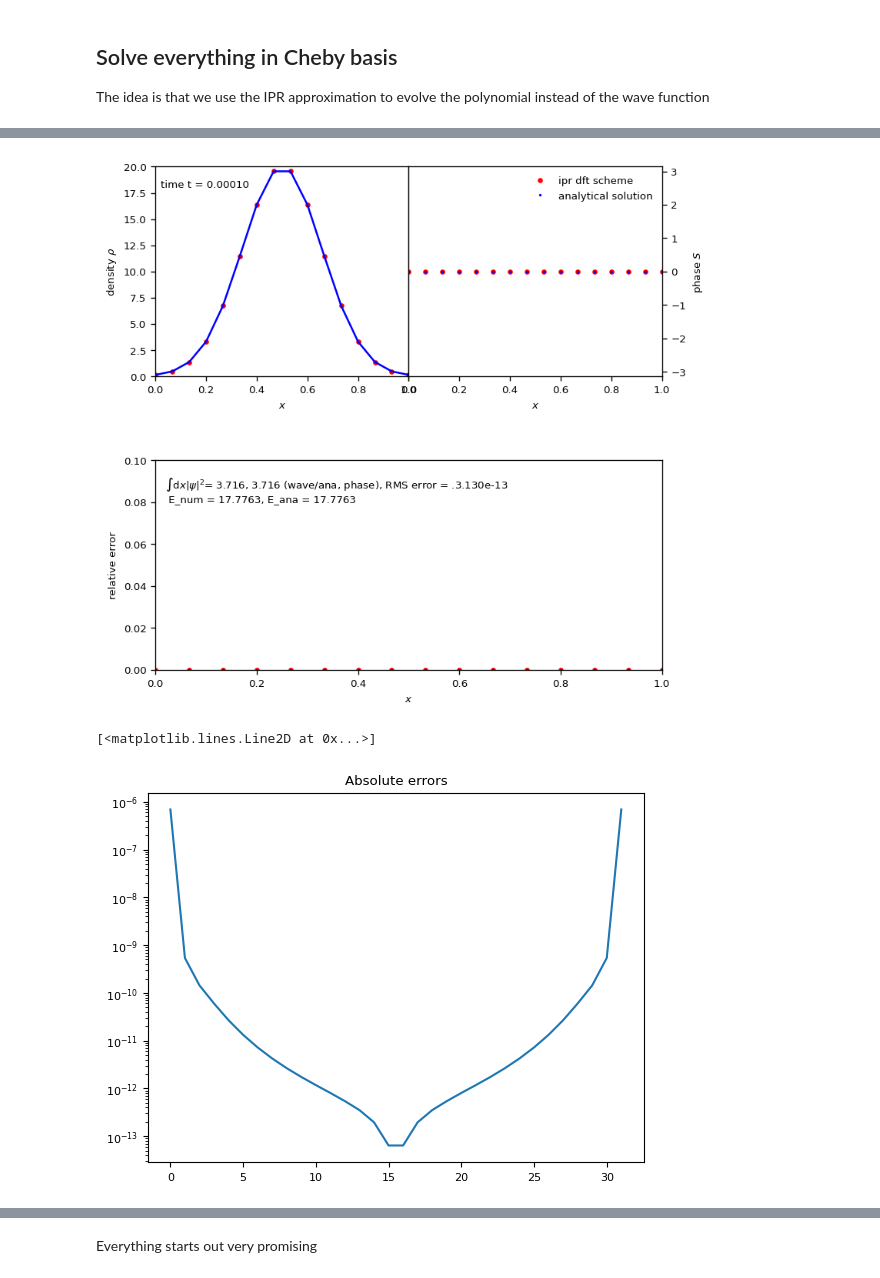
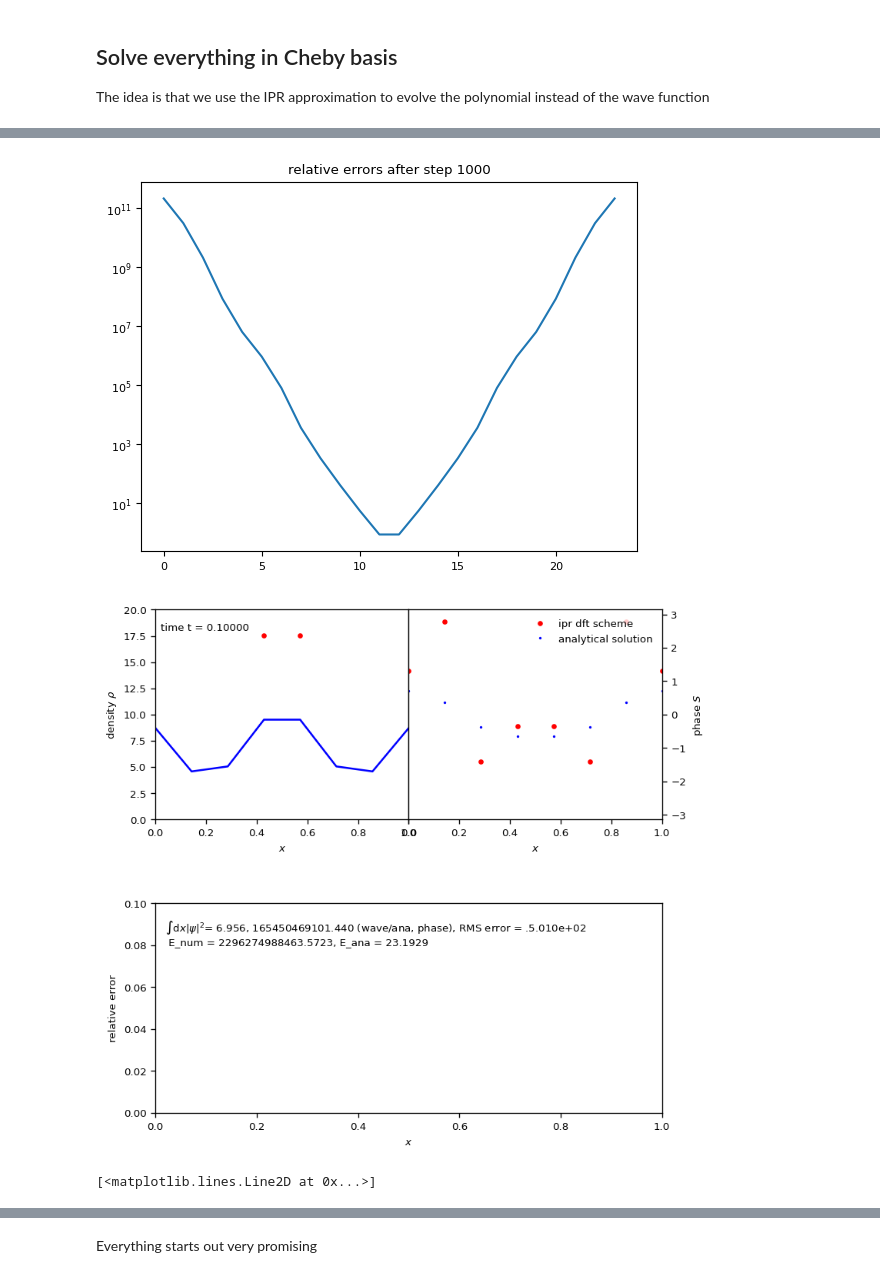
Before and after one commit to KunkelAlexander/fdm-hybrid-scheme, a Jupyter notebook: demonstration/SchrödingerIPR.ipynb, the cells around one changed output, grey strips where cells are left out. Drawn from its saved outputs; the diff is of its cells as text; code cells hidden in the pictures.

```diff
--- a/demonstration/SchrödingerIPR.ipynb
+++ b/demonstration/SchrödingerIPR.ipynb
@@ -416,7 +416,7 @@ def periodic1DGaussian(x, dx, t, m = 1, hbar = 1,  x0=.5, alpha= 1/20, eps=0, L=
 c = config.generateConfig()
 c["t0"]                         = 0.0
 c["tEnd"]                       = 2
-c["resolution"]                 = 32
+c["resolution"]                 =
 c["boundarySize"]               = 8
 c["useBC"]                      = True
 c["domainSize"]                 = [0, 1]
@@ -590,6 +590,7 @@ class SubregionScheme(Scheme):
 def periodic1DGaussian(x, dx, t, m = 1, hbar = 1,  x0=5, alpha= 1/20, eps=0, L=1, N=100):
     psi = eps + 0j
     N = 40
+    L = 1 + dx
     for i in range(-N, N + 1):
         psi += generate1DGaussian(x0, x + L * i, t, m, hbar, alpha)
     return psi
@@ -646,7 +647,7 @@ class IPRReconstruction:
     def poly(self, N):
         return scipy.special.chebyt(N)
 
-    def reconstructPolynomial(self, g):
+    def reconstruct(self, g):
         f = np.poly1d([])
 
         for l, coeff in enumerate(g):
@@ -727,7 +780,7 @@ class IPRChebyScheme(Scheme):
         self.lam     = 1
         self.ipr     = IPRReconstruction(self.grid[0], self.lam)
         self.counter = 0
-        self.freq    = 20
+        self.freq    = 1e3
 
 
     def getk(self, x):
@@ -741,9 +794,9 @@ class IPRChebyScheme(Scheme):
     def step(self, dt):
         if self.useBC:
             self.setBoundaryConditions(self.psi, self.t)
-        else:
-            self.psi[ :self.ghostBoundarySize] = np.roll(self.psi, 2*self.ghostBoundarySize)[:self.ghostBoundarySize]
-            self.psi[-self.ghostBoundarySize:] = np.roll(self.psi,-2*self.ghostBoundarySize)[-self.ghostBoundarySize:]
+        #else:
+        #    self.psi[ :self.ghostBoundarySize] = np.roll(self.psi, 2*self.ghostBoundarySize)[:self.ghostBoundarySize]
+        #    self.psi[-self.ghostBoundarySize:] = np.roll(self.psi,-2*self.ghostBoundarySize)[-self.ghostBoundarySize:]
 
         if 0:
             plt.title("relative errors after BC")
@@ -765,7 +818,7 @@ class IPRChebyScheme(Scheme):
         #Length of hom. part of psi after evolution is len(psi) - 2*fd_boundary - x
         fhat           = scipy.fft.fft(p)
         g              = self.ipr.computeIPR(fhat)
-        inh            = self.ipr.reconstructPolynomial(g)
+        inh            = self.ipr.reconstruct(g)
 
         if 0:
             a  = x[0]
@@ -799,7 +852,7 @@ class IPRChebyScheme(Scheme):
 
         expf     = self.psi
 
-        maxOrder = 50
+        maxOrder = 4
         dx = x[1] - x[0]
         a  = x[0]
         b  = x[-1] + dx
@@ -827,36 +880,37 @@ class IPRChebyScheme(Scheme):
 # %%
 
 def periodic1DGaussian(x, dx, t, m = 1, hbar = 1,  x0=.5, alpha= 1/20, eps=0, L=1, N=100):
     psi = eps + 0j
     N = 40
-    L = x[-1] - x[0] - dx
+    L = 1 + dx
     for i in range(-N, N + 1):
         psi += generate1DGaussian(x0, x + L * i, t, m, hbar, alpha)
     return psi
 
 
 c = config.generateConfig()
 c["t0"]                         = 0.0
 c["tEnd"]                       = 2
-c["resolution"]                 = 16
+c["resolution"]                 = 8
 c["boundarySize"]               = 8
-c["useBC"]                      = True
+c["useBC"]                      = False
 c["domainSize"]                 = [0, 1]
 c["xlim"]                       = [0, 1]
 c["dpi"]                        = 120
 c["densityYlim"]                = [0, 20]
 c["useAdaptiveTimestep"]        = True
 c["printGrid"]                  = False
-c["C_parabolic"]                = 0.01
+c["C_parabolic"]                = 0.1
 scheme = IPRChebyScheme(c, periodic1DGaussian)
-scheme.step(1e-4)
+for i in range(1000):
+    scheme.step(1e-4)
 animation.drawFrame(scheme)
 plt.show()
 scheme.computeRelError(), scheme.computeRMSError()
 plt.title("Absolute errors")
 plt.yscale("log")
 plt.plot(scheme.computeAbsErrorArray())
 # %% [output]
-[figure, old version]
+[figure, new version]
+[figure, new version]
 [<matplotlib.lines.Line2D at 0x...>]
-[figure, old version]
```
Also changed, not shown: parts of 5 cells of this notebook, 31 other files.
